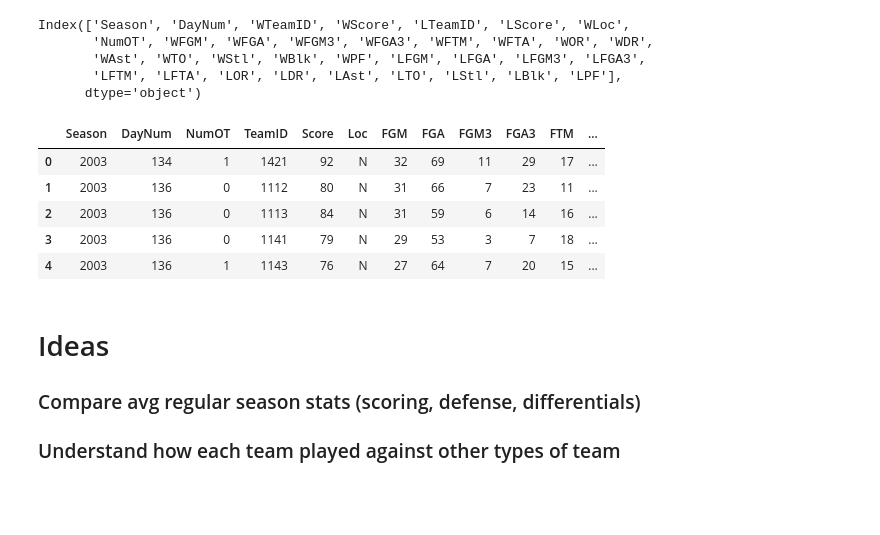
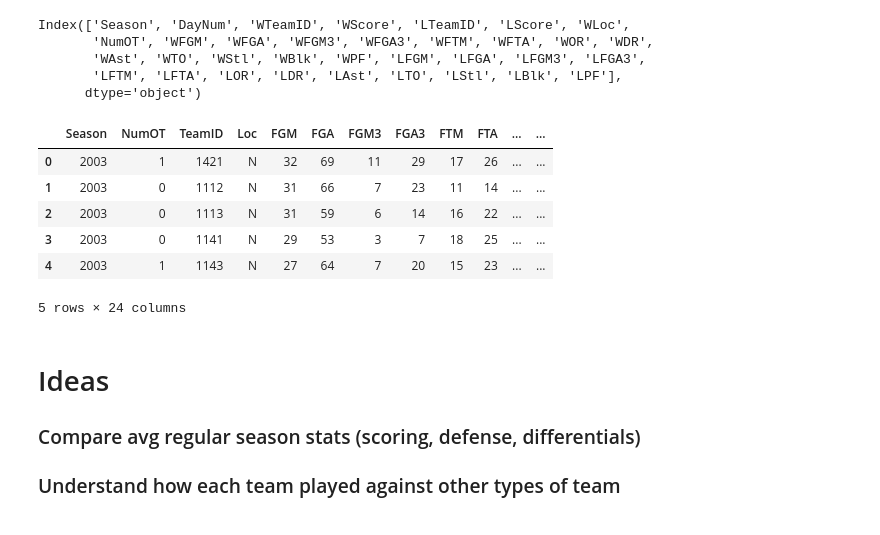
Before and after one commit to logan-heydt/Kaggle_competitions, a Jupyter notebook: March_Machine_Learning_Mania_2026/src/exploration.ipynb, the cells around one changed output. Saved outputs shown, nothing was run; the diff lists cells and outputs as text; code cells hidden in the pictures.

```diff
--- a/March_Machine_Learning_Mania_2026/src/exploration.ipynb
+++ b/March_Machine_Learning_Mania_2026/src/exploration.ipynb
@@ -189,9 +202,13 @@ per_quarter_stats = ['Score','OR', 'DR', 'Ast', 'TO', 'Stl', 'Blk', 'WPF']
+# %%
+mens_season_stats = summarize_season(M_regular_results, M_tourney_results)
+womens_season_stats = summarize_season(W_regular_results, W_tourney_results)
 # %%
-game_stats.head()
+womens_season_stats.head()
 # %% [output]
-|  | Season | DayNum | NumOT | TeamID | Score | Loc | FGM | FGA | FGM3 | FGA3 | FTM | ... |
-| 0 | 2003 | 134 | 1 | 1421 | 92 | N | 32 | 69 | 11 | 29 | 17 | ... |
-| 1 | 2003 | 136 | 0 | 1112 | 80 | N | 31 | 66 | 7 | 23 | 11 | ... |
-| 2 | 2003 | 136 | 0 | 1113 | 84 | N | 31 | 59 | 6 | 14 | 16 | ... |
-| 3 | 2003 | 136 | 0 | 1141 | 79 | N | 29 | 53 | 3 | 7 | 18 | ... |
-| 4 | 2003 | 136 | 1 | 1143 | 76 | N | 27 | 64 | 7 | 20 | 15 | ... |
+|  | Season | NumOT | TeamID | Loc | FGM | FGA | FGM3 | FGA3 | FTM | FTA | ... | ... |
+| 0 | 2003 | 1 | 1421 | N | 32 | 69 | 11 | 29 | 17 | 26 | ... | ... |
+| 1 | 2003 | 0 | 1112 | N | 31 | 66 | 7 | 23 | 11 | 14 | ... | ... |
+| 2 | 2003 | 0 | 1113 | N | 31 | 59 | 6 | 14 | 16 | 22 | ... | ... |
+| 3 | 2003 | 0 | 1141 | N | 29 | 53 | 3 | 7 | 18 | 25 | ... | ... |
+| 4 | 2003 | 1 | 1143 | N | 27 | 64 | 7 | 20 | 15 | 23 | ... | ... |
+5 rows × 24 columns
```
Also changed, not shown: parts of 3 cells of this notebook.
